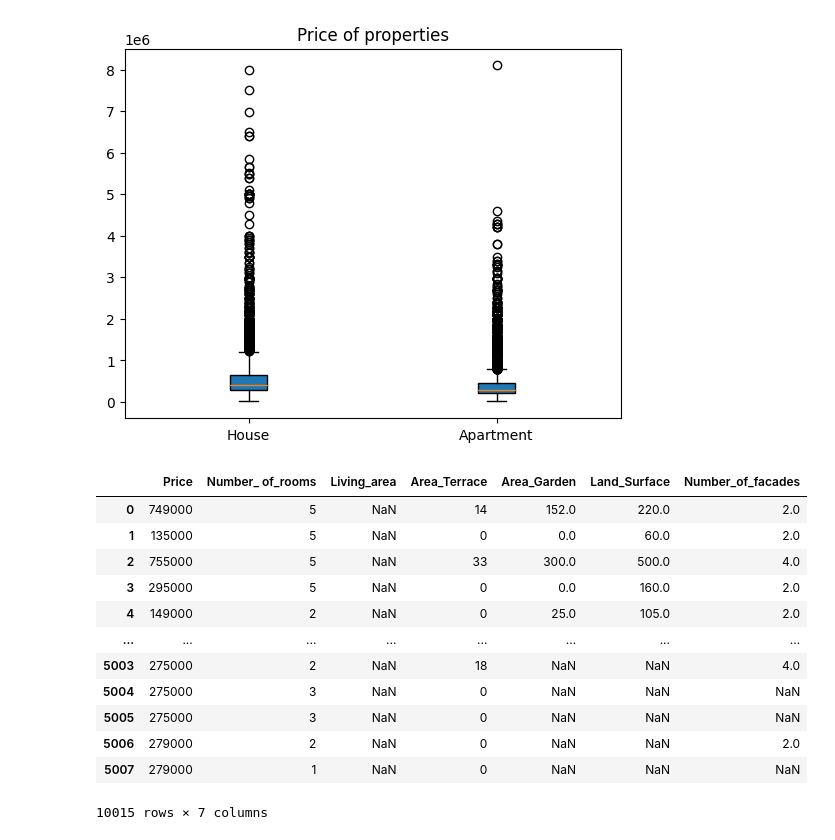
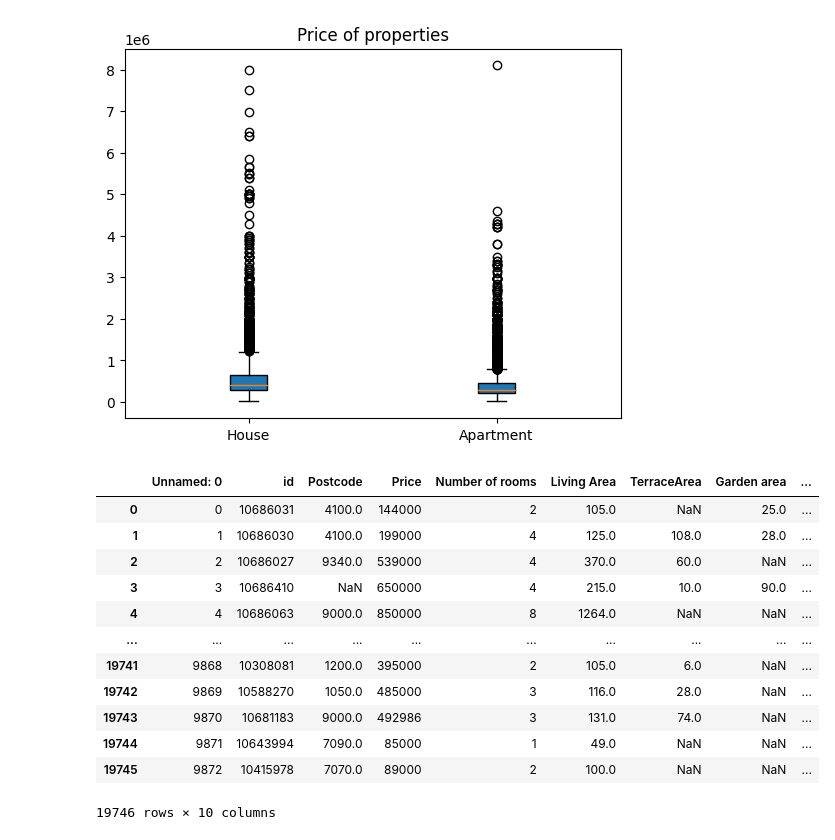
Before and after one commit to andreia-negreira/immo_eliza_scrapping_group7, a Jupyter notebook: Notebook/DataAnalysis.ipynb, the cells around one changed output. Drawn from its saved outputs; the diff is of its cells as text; code cells hidden in the pictures.

```diff
--- a/Notebook/DataAnalysis.ipynb
+++ b/Notebook/DataAnalysis.ipynb
@@ -240,20 +240,20 @@ import numpy
 import seaborn as sns
 %matplotlib inline
 # %%
-df_non_string = df.select_dtypes(exclude=['object'])
+df_non_string = df_clean_data.select_dtypes(exclude=['object'])
 
 df_non_string
 # %% [output]
-|  | Price | Number_ of_rooms | Living_area | Area_Terrace | Area_Garden | Land_Surface | Number_of_facades |
-| 0 | 749000 | 5 | NaN | 14 | 152.0 | 220.0 | 2.0 |
-| 1 | 135000 | 5 | NaN | 0 | 0.0 | 60.0 | 2.0 |
-| 2 | 755000 | 5 | NaN | 33 | 300.0 | 500.0 | 4.0 |
-| 3 | 295000 | 5 | NaN | 0 | 0.0 | 160.0 | 2.0 |
-| 4 | 149000 | 2 | NaN | 0 | 25.0 | 105.0 | 2.0 |
-| ... | ... | ... | ... | ... | ... | ... | ... |
-| 5003 | 275000 | 2 | NaN | 18 | NaN | NaN | 4.0 |
-| 5004 | 275000 | 3 | NaN | 0 | NaN | NaN | NaN |
-| 5005 | 275000 | 3 | NaN | 0 | NaN | NaN | NaN |
-| 5006 | 279000 | 2 | NaN | 0 | NaN | NaN | 2.0 |
-| 5007 | 279000 | 1 | NaN | 0 | NaN | NaN | NaN |
+|  | Unnamed: 0 | id | Postcode | Price | Number of rooms | Living Area | TerraceArea | Garden area | ... |
+| 0 | 0 | 10686031 | 4100.0 | 144000 | 2 | 105.0 | NaN | 25.0 | ... |
+| 1 | 1 | 10686030 | 4100.0 | 199000 | 4 | 125.0 | 108.0 | 28.0 | ... |
+| 2 | 2 | 10686027 | 9340.0 | 539000 | 4 | 370.0 | 60.0 | NaN | ... |
+| 3 | 3 | 10686410 | NaN | 650000 | 4 | 215.0 | 10.0 | 90.0 | ... |
+| 4 | 4 | 10686063 | 9000.0 | 850000 | 8 | 1264.0 | NaN | NaN | ... |
+| ... | ... | ... | ... | ... | ... | ... | ... | ... | ... |
+| 19741 | 9868 | 10308081 | 1200.0 | 395000 | 2 | 105.0 | 6.0 | NaN | ... |
+| 19742 | 9869 | 10588270 | 1050.0 | 485000 | 3 | 116.0 | 28.0 | NaN | ... |
+| 19743 | 9870 | 10681183 | 9000.0 | 492986 | 3 | 131.0 | 74.0 | NaN | ... |
+| 19744 | 9871 | 10643994 | 7090.0 | 85000 | 1 | 49.0 | NaN | NaN | ... |
+| 19745 | 9872 | 10415978 | 7070.0 | 89000 | 2 | 100.0 | NaN | NaN | ... |
-10015 rows × 7 columns
+19746 rows × 10 columns
```
Also changed, not shown: parts of 5 cells of this notebook.
